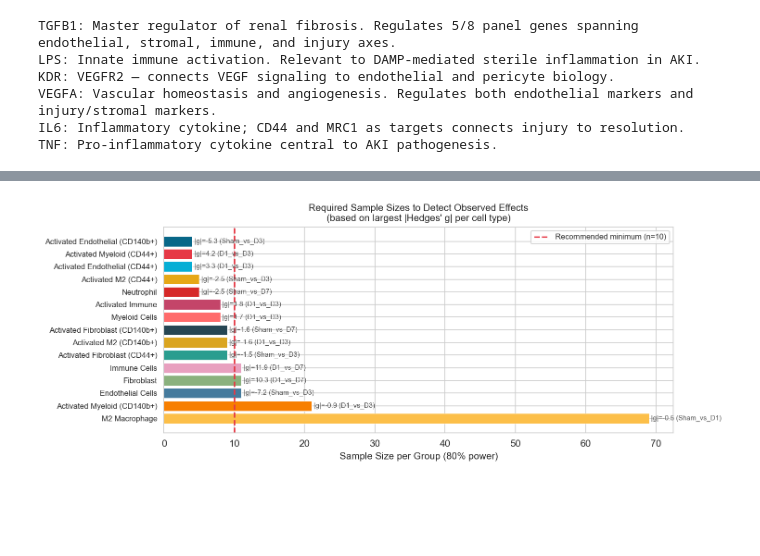
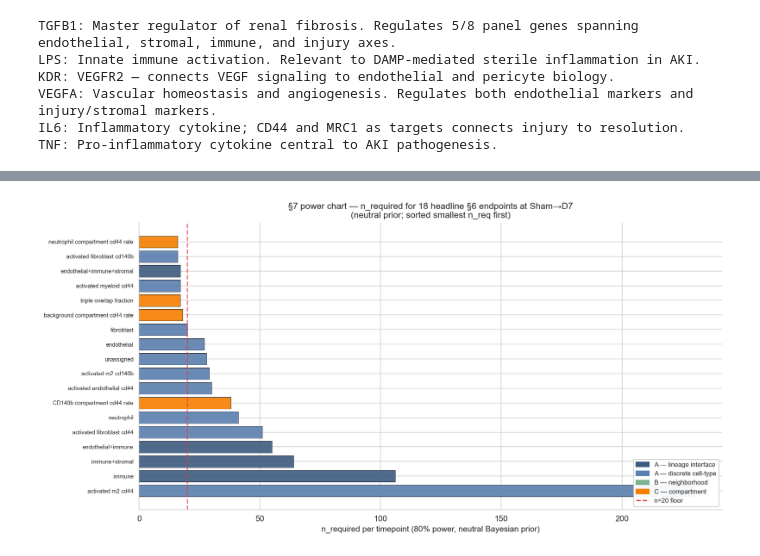
Before and after one commit to ejmockler/IMC-workflow, a Jupyter notebook: notebooks/main_narrative.ipynb, the cells around one changed output, grey strips where cells are left out. Drawn from its saved outputs; the diff is of its cells as text; code cells hidden in the pictures; blank space fills up the shorter version.

```diff
--- a/notebooks/main_narrative.ipynb
+++ b/notebooks/main_narrative.ipynb
@@ -1294,30 +1648,79 @@ Effect sizes provided for follow-up study power calculations.
 # %%
-# --- 6b. Power analysis ---
-if power_df is not None and len(power_df) > 0:
-    power_sorted = power_df.sort_values('n_required_80pct')
+# --- 6b. Power chart anchored in §6 headline endpoints ---
+# Reads endpoint_summary.csv directly and renders n_required under the neutral
+# Bayesian prior for every is_headline=True row at Sham→D7. This is the chart
+# §7's recommendations are anchored in. Color-coded by family + endpoint axis.
+import pandas as pd
+import matplotlib.pyplot as plt
+import matplotlib.patches as mpatches
+import numpy as np
 
-    fig, ax = plt.subplots(figsize=(10, 4))
-    colors_pwr = [CT_COLORS.get(ct, '#999') for ct in power_sorted['cell_type']]
-    bars = ax.barh(range(len(power_sorted)), power_sorted['n_required_80pct'],
-                   color=colors_pwr, edgecolor='white', linewidth=0.5)
+base = project_root / 'results' / 'biological_analysis' / 'temporal_interfaces'
+endpoint_pwr = pd.read_csv(base / 'endpoint_summary.csv')
+for col in ['is_headline', 'g_pathological']:
+    if col in endpoint_pwr.columns:
+        endpoint_pwr[col] = (endpoint_pwr[col] == True)
 
-    for i, (_, row) in enumerate(power_sorted.iterrows()):
-        ax.text(row['n_required_80pct'] + 0.3, i,
-                f"|g|={row['max_hedges_g']:.1f} ({row['comparison_at_max']})",
-                fontsize=7, va='center', color='#555')
+sham_d7 = endpoint_pwr[(endpoint_pwr['tp1']=='Sham') & (endpoint_pwr['tp2']=='D7')
+                      & endpoint_pwr['is_headline']
+                      & (endpoint_pwr['family'] != 'B_continuous_neighborhood')].copy()
+# Family + axis grouping for color
+def fam_label(row):
+    fam = row['family']
+    if fam == 'A_interface_clr':
+        return 'A — lineage interface' if row.get('endpoint_axis') == 'composite_label_8cat' else 'A — discrete cell-type'
+    if fam == 'B_continuous_neighborhood':
+        return 'B — neighborhood'
+    if fam == 'C_compartment_activation':
+        return 'C — compartment'
+    return fam
 
-    ax.axvline(10, color='#E63946', linestyle='--', linewidth=1.5,
-               label='Recommended minimum (n=10)')
-    ax.set_yticks(range(len(power_sorted)))
-    ax.set_yticklabels([ct_label(ct) for ct in power_sorted['cell_type']], fontsize=8)
-    ax.set_xlabel('Sample Size per Group (80% power)')
-    ax.set_title('Required Sample Sizes to Detect Observed Effects\n'
-                 '(based on largest |Hedges\' g| per cell type)', fontsize=10)
-    ax.legend(fontsize=8)
-    ax.invert_yaxis()
-    plt.tight_layout()
-    plt.show()
-else:
-    print('Power analysis data not available.')
+sham_d7['fam_label'] = sham_d7.apply(fam_label, axis=1)
+fam_colors = {
+    'A — lineage interface': '#3D5A80',
+    'A — discrete cell-type': '#5B7FB0',
+    'B — neighborhood': '#7DB48F',
+    'C — compartment': '#F77F00',
+}
+
+# Sort: ascending n_req (smallest n_req at top — the most defensible to power around)
+sham_d7 = sham_d7.sort_values('n_required_neutral', ascending=True)
+
+# Truncate endpoint label for readability
+sham_d7['display'] = sham_d7['endpoint'].str.replace('_clr', '').str.replace('_', ' ').str[:42]
+
+fig, ax = plt.subplots(figsize=(12, max(6, 0.18 * len(sham_d7))))
+y_pos = np.arange(len(sham_d7))
+bar_colors = [fam_colors[f] for f in sham_d7['fam_label']]
+ax.barh(y_pos, sham_d7['n_required_neutral'].values, color=bar_colors,
+        edgecolor='black', linewidth=0.4, alpha=0.9)
+
+ax.axvline(20, color='#E63946', linestyle='--', linewidth=1.5, alpha=0.7,
+           label='Recommended floor (n=20)')
+ax.set_yticks(y_pos)
+ax.set_yticklabels(sham_d7['display'], fontsize=7)
+ax.invert_yaxis()
+ax.set_xlabel('n_required per timepoint (80% power, neutral Bayesian prior)', fontsize=10)
+ax.set_title(f'§7 power chart — n_required for {len(sham_d7)} headline §6 endpoints at Sham→D7\n'
+             '(neutral prior; sorted smallest n_req first)',
+             fontsize=11)
+ax.spines['top'].set_visible(False)
+ax.spines['right'].set_visible(False)
+
+handles = [mpatches.Patch(color=c, label=l) for l, c in fam_colors.items()]
+handles.append(plt.Line2D([0], [0], color='#E63946', linestyle='--', label='n=20 floor'))
+ax.legend(handles=handles, loc='lower right', fontsize=8, framealpha=0.95)
+plt.tight_layout()
+plt.show()
+
+# Print compact summary by family
+fam_summary = sham_d7.groupby('fam_label').agg(
+    n_endpoints=('endpoint', 'count'),
+    n_req_min=('n_required_neutral', 'min'),
+    n_req_max=('n_required_neutral', 'max'),
+    n_req_median=('n_required_neutral', 'median'),
+).reset_index()
+print('Per-family n_required summary (neutral prior):')
+print(fam_summary.to_string(index=False))
 # %% [output]
-[figure, old version]
+[figure, new version]
```
Also changed, not shown: parts of 17 cells of this notebook.
